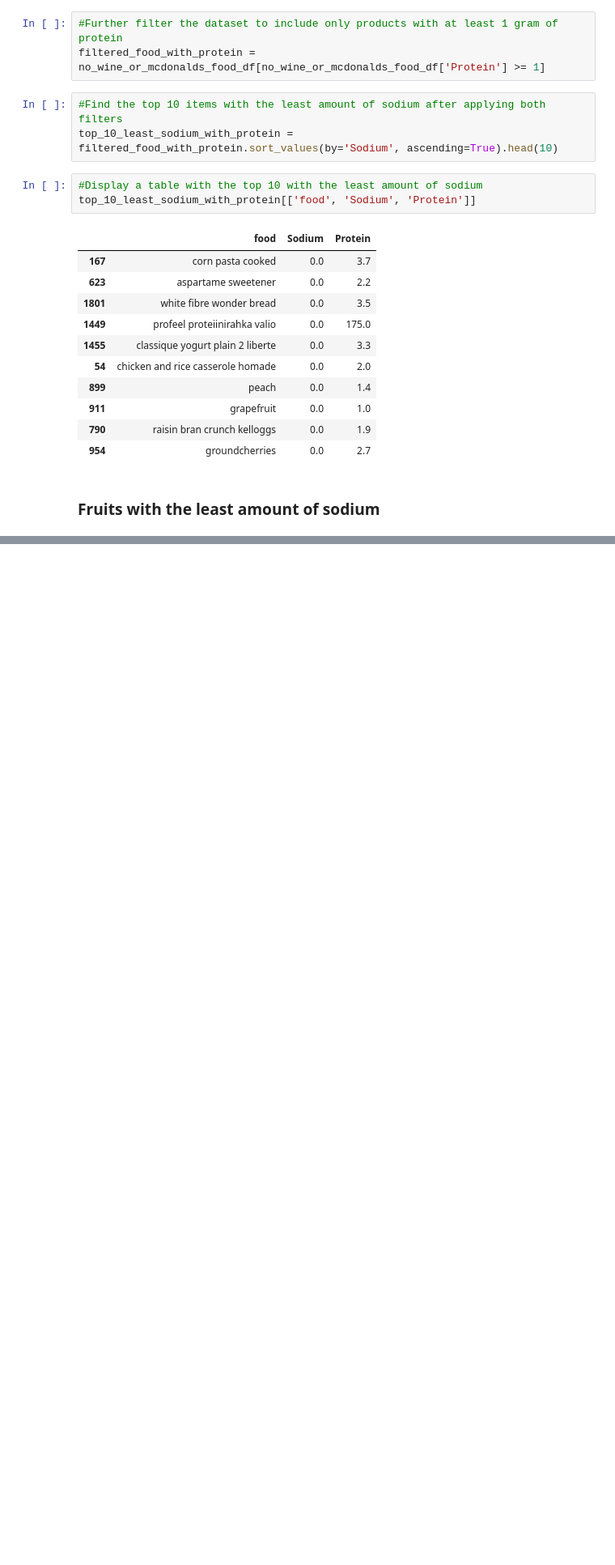
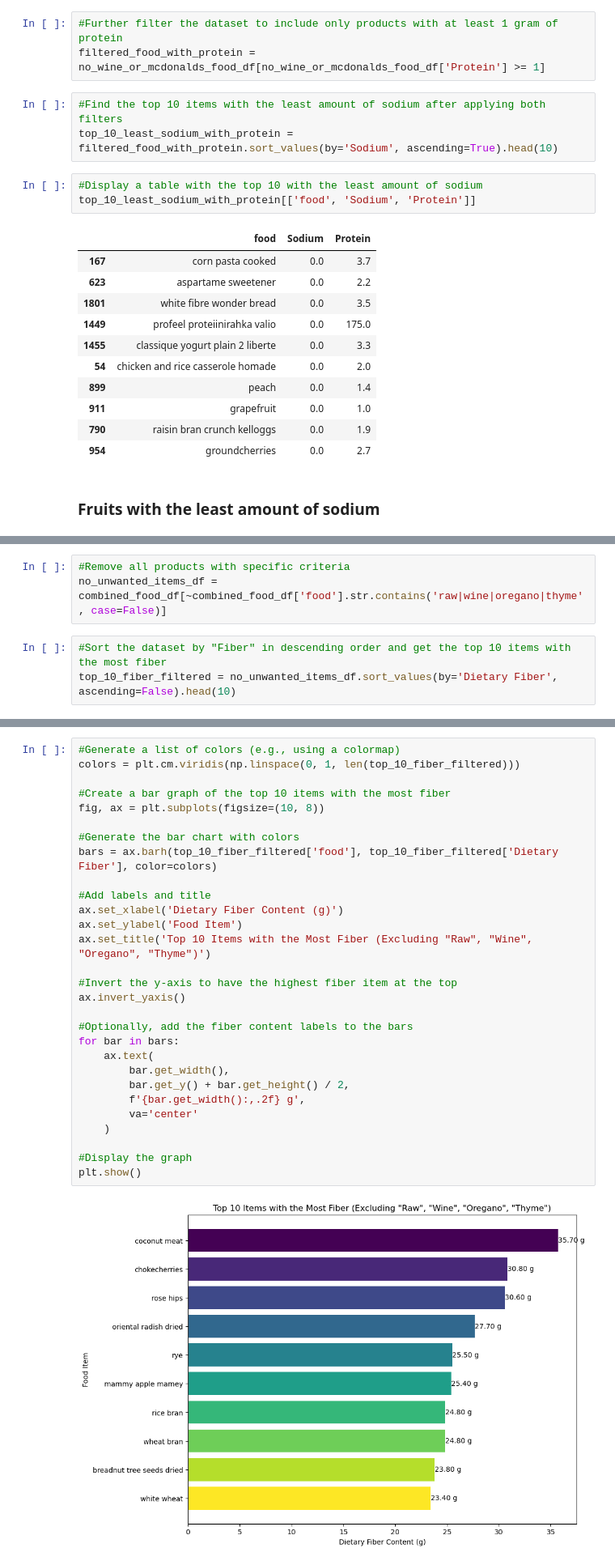
Before and after one commit to Jenner-Valdez/Food-Nutrition, a Jupyter notebook: Scripts/food_and_nutritional_values.ipynb, the cells around one changed output, grey strips where cells are left out. Shown: that part at 81% size. Drawn from its saved outputs; the diff is of its cells as text; blank space fills up the shorter version.

Commit message:
Added more graphs for content

```diff
--- a/Scripts/food_and_nutritional_values.ipynb
+++ b/Scripts/food_and_nutritional_values.ipynb
@@ -711,0 +714,6 @@ plt.show()
+# %%
+#Remove all products with specific criteria
+no_unwanted_items_df = combined_food_df[~combined_food_df['food'].str.contains('raw|wine|oregano|thyme', case=False)]
+# %%
+#Sort the dataset by "Fiber" in descending order and get the top 10 items with the most fiber
+top_10_fiber_filtered = no_unwanted_items_df.sort_values(by='Dietary Fiber', ascending=False).head(10)
@@ -711,0 +735,31 @@ plt.show()
+# %%
+#Generate a list of colors (e.g., using a colormap)
+colors = plt.cm.viridis(np.linspace(0, 1, len(top_10_fiber_filtered)))
+
+#Create a bar graph of the top 10 items with the most fiber
+fig, ax = plt.subplots(figsize=(10, 8))
+
+#Generate the bar chart with colors
+bars = ax.barh(top_10_fiber_filtered['food'], top_10_fiber_filtered['Dietary Fiber'], color=colors)
+
+#Add labels and title
+ax.set_xlabel('Dietary Fiber Content (g)')
+ax.set_ylabel('Food Item')
+ax.set_title('Top 10 Items with the Most Fiber (Excluding "Raw", "Wine", "Oregano", "Thyme")')
+
+#Invert the y-axis to have the highest fiber item at the top
+ax.invert_yaxis()
+
+#Optionally, add the fiber content labels to the bars
+for bar in bars:
+    ax.text(
+        bar.get_width(),
+        bar.get_y() + bar.get_height() / 2,
+        f'{bar.get_width():,.2f} g',
+        va='center'
+    )
+
+#Display the graph
+plt.show()
+# %% [output]
+[figure, added]
```
Also changed, not shown: parts of 21 cells of this notebook.
